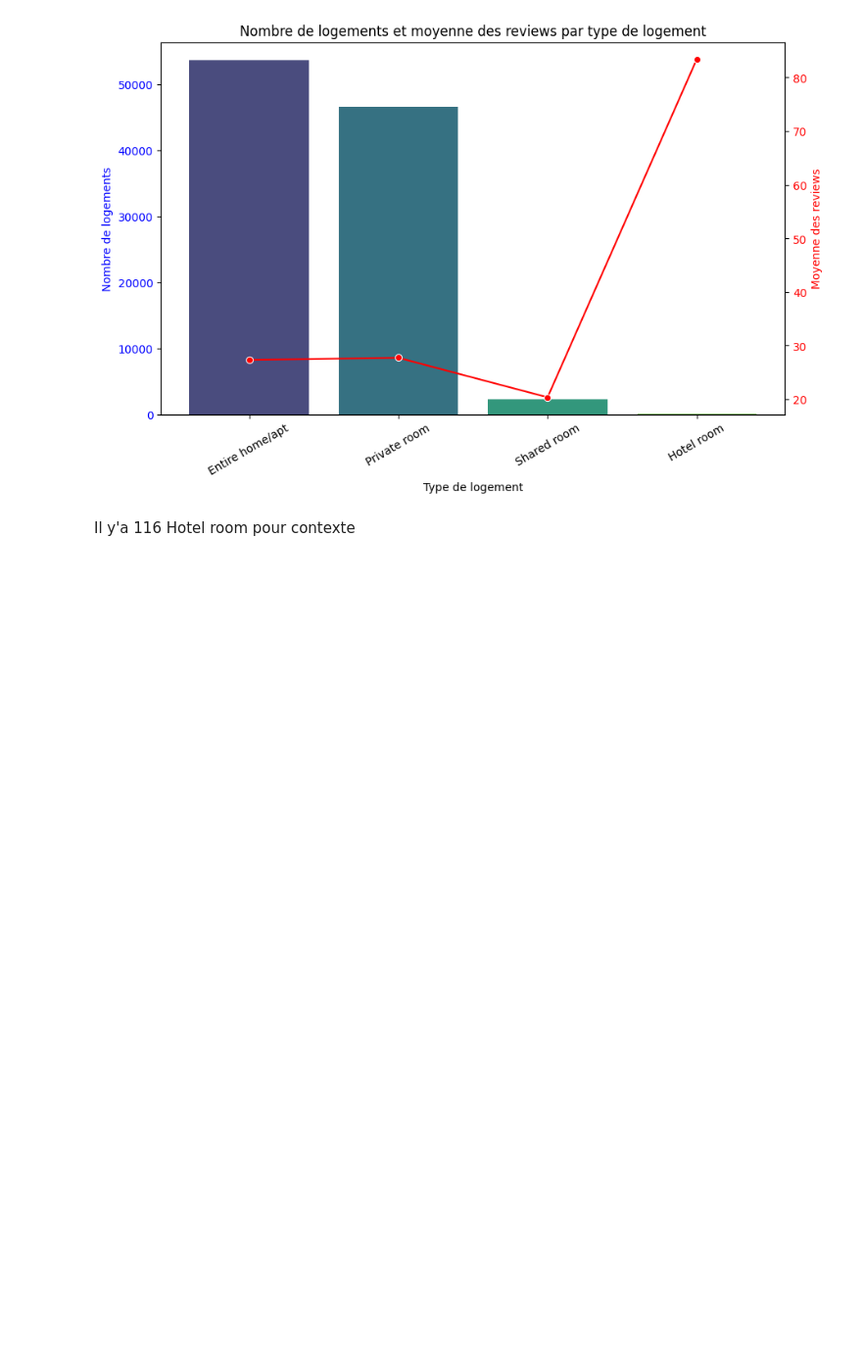
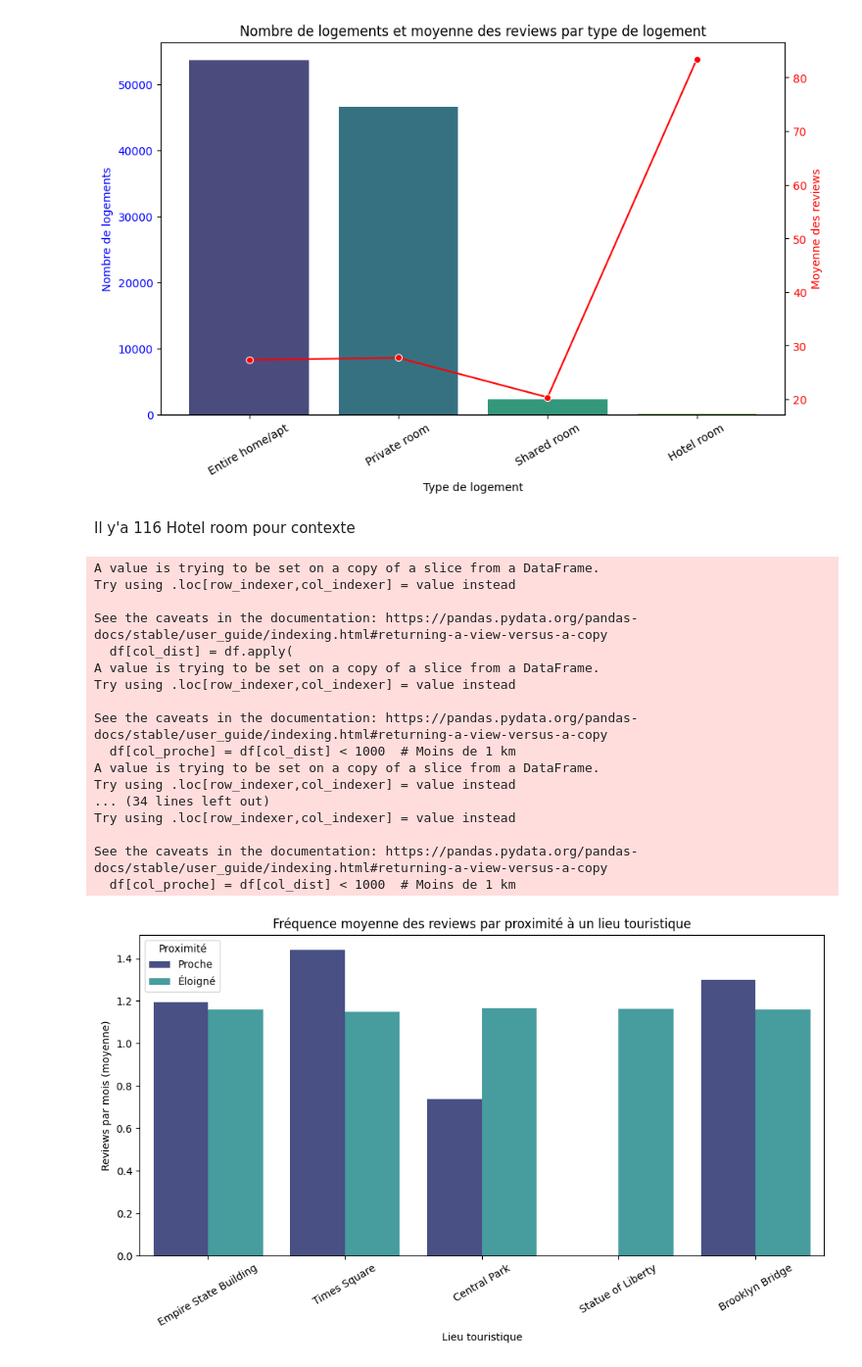
Before and after one commit to EthanVieville/4IABD_reporting_grp7, a Jupyter notebook: script.ipynb, the cells around one changed output. Shown at 98% size. Saved outputs shown, nothing was run; the diff lists cells and outputs as text; code cells hidden in the pictures; blank space fills up the shorter version.

```diff
--- a/script.ipynb
+++ b/script.ipynb
@@ -457,3 +483,68 @@ Passing `palette` without assigning `hue` is deprecated and will be removed in v
 [figure]
 # %% [markdown]
 Il y'a 116 Hotel room pour contexte
+# %%
+# Lieux touristiques de NYC
+tourist_spots = {
+    "Empire State Building": (40.748817, -73.985428),
+    "Times Square": (40.7580, -73.9855),
+    "Central Park": (40.785091, -73.968285),
+    "Statue of Liberty": (40.6892, -74.0445),
+    "Brooklyn Bridge": (40.7061, -73.9969)
+}
+
+df = df.dropna(subset=["lat", "long"])
+
+# Calcul des distances empiriques et classification proche/éloigné
+for name, coords in tourist_spots.items():
+    col_dist = f"distance_{name.split()[0].lower()}"
+    col_proche = f"proche_{name.split()[0].lower()}"
+
+    df[col_dist] = df.apply(
+        lambda row: geodesic((row["lat"], row["long"]), coords).meters,
+        axis=1
+    )
+    df[col_proche] = df[col_dist] < 1000  # Moins de 1 km
+
+
+records = []
+for name in tourist_spots.keys():
+    key = name.split()[0].lower()
+    for prox_value in [True, False]:
+        avg_review = df[df[f"proche_{key}"] == prox_value]["reviews per month"].mean()
+        records.append({
+            "Lieu": name,
+            "Proximité": "Proche" if prox_value else "Éloigné",
+            "Reviews_moy": avg_review
+        })
+
+df_plot = pd.DataFrame(records)
+
+
+plt.figure(figsize=(10, 6))
+sns.barplot(data=df_plot, x="Lieu", y="Reviews_moy", hue="Proximité", palette="mako")
+plt.title("Fréquence moyenne des reviews par proximité à un lieu touristique")
+plt.ylabel("Reviews par mois (moyenne)")
+plt.xlabel("Lieu touristique")
+plt.xticks(rotation=30)
+plt.tight_layout()
+plt.show()
+# %% [output]
+A value is trying to be set on a copy of a slice from a DataFrame.
+Try using .loc[row_indexer,col_indexer] = value instead
+
+See the caveats in the documentation: https://pandas.pydata.org/pandas-docs/stable/user_guide/indexing.html#returning-a-view-versus-a-copy
+  df[col_dist] = df.apply(
+A value is trying to be set on a copy of a slice from a DataFrame.
+Try using .loc[row_indexer,col_indexer] = value instead
+
+See the caveats in the documentation: https://pandas.pydata.org/pandas-docs/stable/user_guide/indexing.html#returning-a-view-versus-a-copy
+  df[col_proche] = df[col_dist] < 1000  # Moins de 1 km
+A value is trying to be set on a copy of a slice from a DataFrame.
+Try using .loc[row_indexer,col_indexer] = value instead
+... (34 lines left out)
+Try using .loc[row_indexer,col_indexer] = value instead
+
+See the caveats in the documentation: https://pandas.pydata.org/pandas-docs/stable/user_guide/indexing.html#returning-a-view-versus-a-copy
+  df[col_proche] = df[col_dist] < 1000  # Moins de 1 km
+[figure, added]
```
Also changed, not shown: parts of 24 cells of this notebook, 3 other files.
